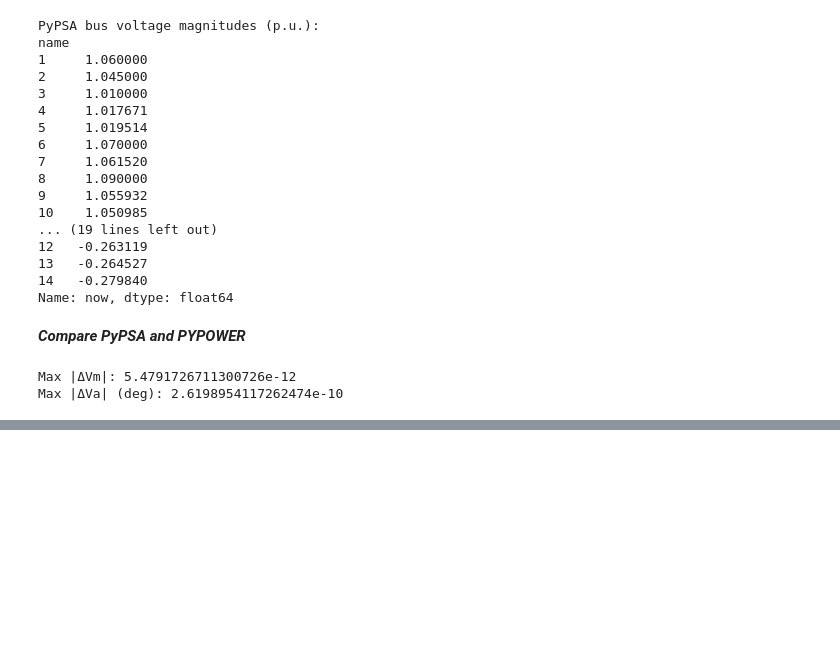
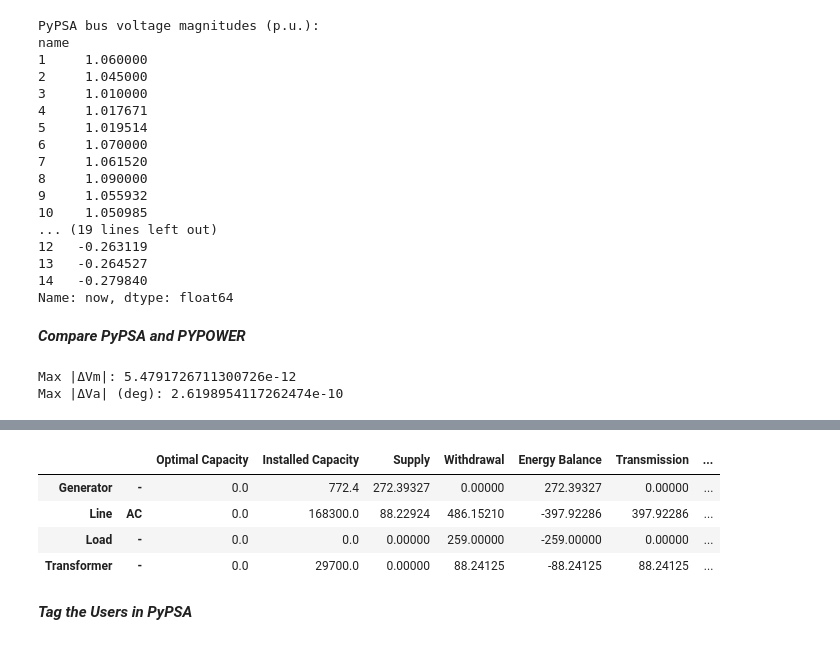
Before and after one commit to YWEnoda/OPF, a Jupyter notebook: OPF_P2P_Case14.ipynb, the cells around one changed output, grey strips where cells are left out. Saved outputs shown, nothing was run; the diff lists cells and outputs as text; code cells hidden in the pictures; blank space fills up the shorter version.

```diff
--- a/OPF_P2P_Case14.ipynb
+++ b/OPF_P2P_Case14.ipynb
@@ -231,0 +257,10 @@ Max |ΔVa| (deg): 2.6198954117262474e-10
+# %%
+n.statistics()
+# %% [output]
+|  |  | Optimal Capacity | Installed Capacity | Supply | Withdrawal | Energy Balance | Transmission | ... |
+| Generator | - | 0.0 | 772.4 | 272.39327 | 0.00000 | 272.39327 | 0.00000 | ... |
+| Line | AC | 0.0 | 168300.0 | 88.22924 | 486.15210 | -397.92286 | 397.92286 | ... |
+| Load | - | 0.0 | 0.0 | 0.00000 | 259.00000 | -259.00000 | 0.00000 | ... |
+| Transformer | - | 0.0 | 29700.0 | 0.00000 | 88.24125 | -88.24125 | 88.24125 | ... |
+# %% [markdown]
+***Tag the Users in PyPSA***
```
Also changed, not shown: parts of 40 cells of this notebook.
